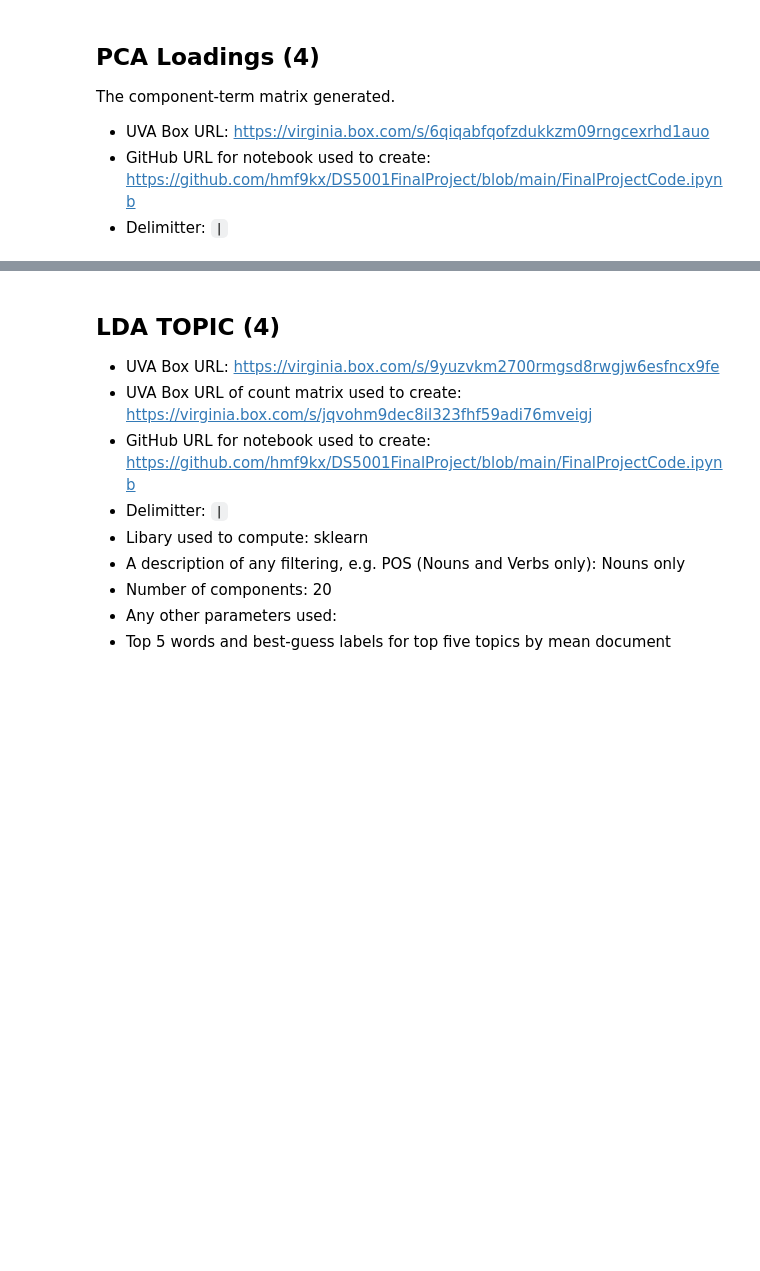
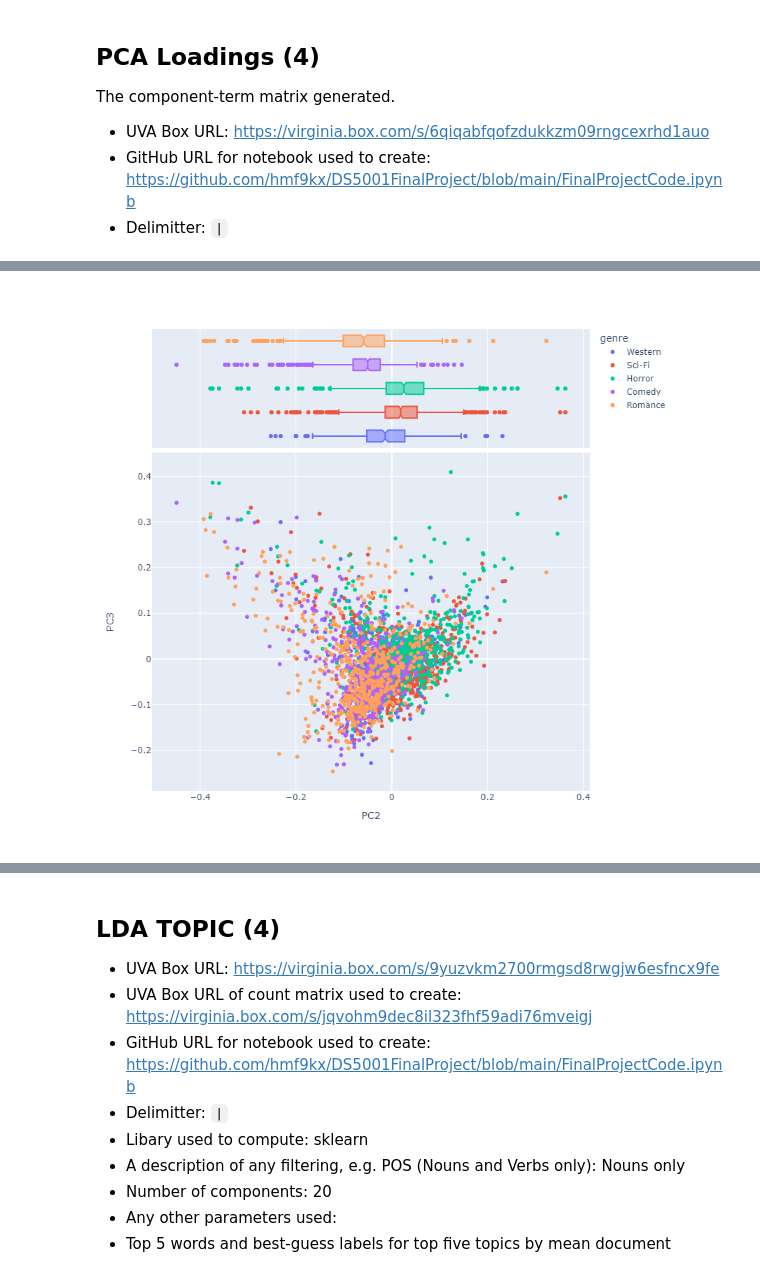
Before and after one commit to hmf9kx/DS5001FinalProject, a Jupyter notebook: FinalProject.ipynb, the cells around one changed output, grey strips where cells are left out. Cells and saved outputs as stored; diff of their text form; code cells hidden in the pictures; blank space fills up the shorter version.

```diff
--- a/FinalProject.ipynb
+++ b/FinalProject.ipynb
@@ -217,0 +216,4 @@ The second pairing of components is harder to interpret. Without too much specul
+# %%
+Image(filename='./Images/pc2.png')
+# %% [output]
+[figure, added]
```
Also changed, not shown: parts of 27 cells of this notebook.
